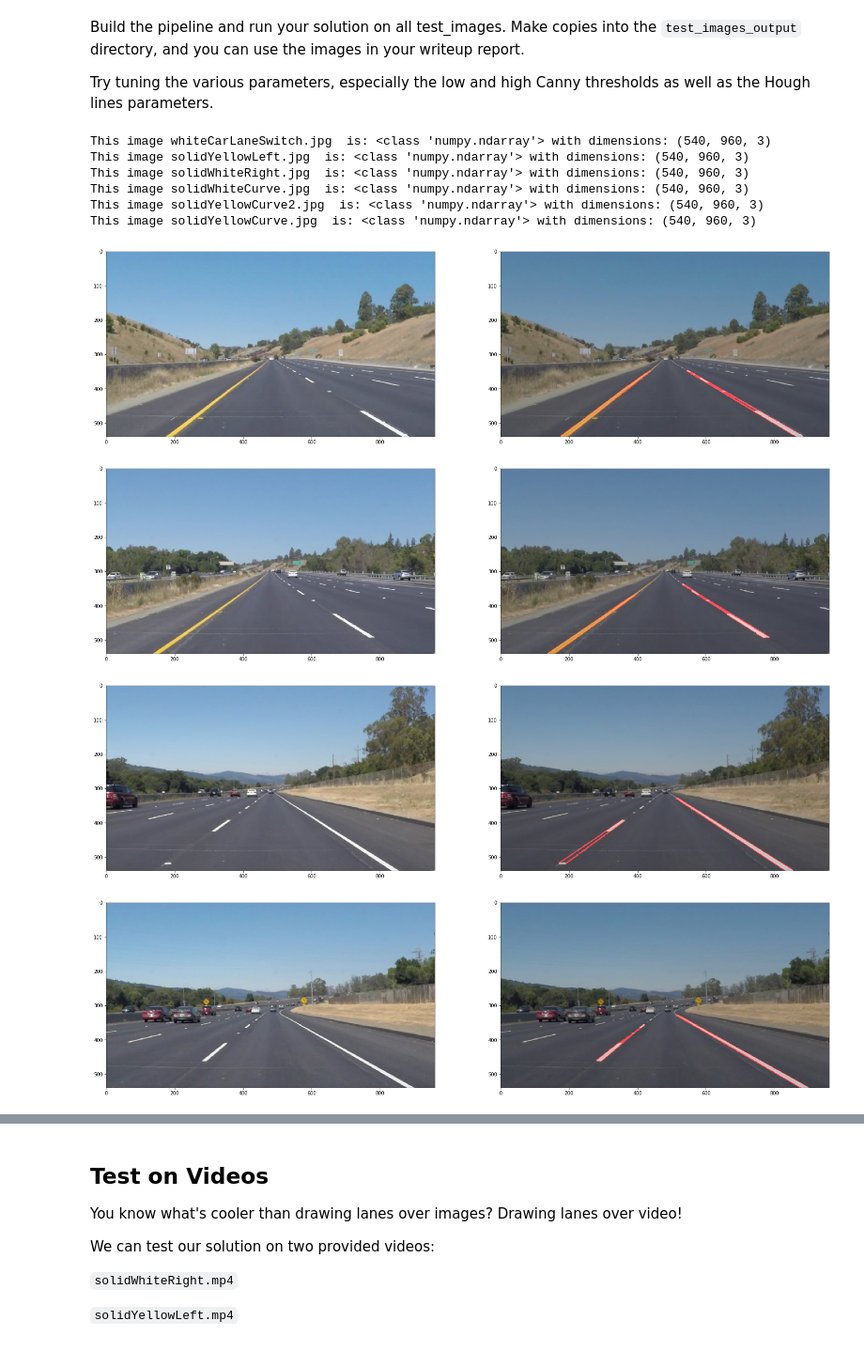
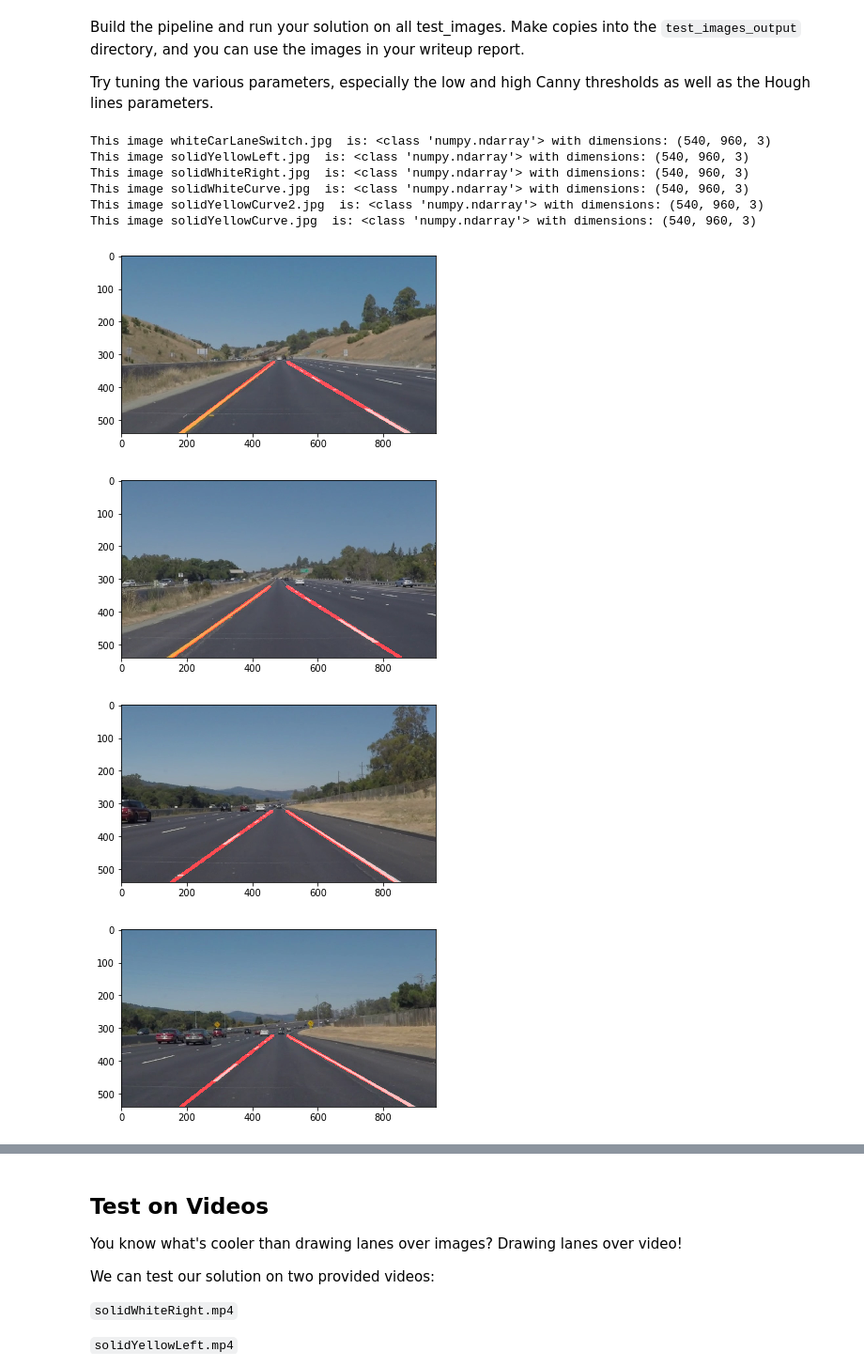
Before and after one commit to yuberyu/udacity-SDCND-term1-p1, a Jupyter notebook: P1.ipynb, the cells around one changed output, grey strips where cells are left out. Shown at 94% size. Saved outputs shown, nothing was run; the diff lists cells and outputs as text; code cells hidden in the pictures.

```diff
--- a/P1.ipynb
+++ b/P1.ipynb
@@ -142,6 +142,12 @@ def draw_lines(img, lines, color=[255, 0, 0], thickness=2):
     If you want to make the lines semi-transparent, think about combining
     this function with the weighted_img() function below
     """
+#     The origin line here
+#     for line in lines:
+#         for x1,y1,x2,y2 in line:
+#             cv2.line(img, (x1, y1), (x2, y2), color, thickness)
+# -- END OF ORIGIN LINES --
+
     lines_r = []
     lines_l = []
     for line in lines:
@@ -154,13 +160,11 @@ def draw_lines(img, lines, color=[255, 0, 0], thickness=2):
                     lines_l.append(line)
                 else:
                     lines_r.append(line)
-                cv2.line(img, (x1, y1), (x2, y2), color, thickness)
     if len(lines_l) > 0:
         x = []
         y = []
         for line in lines_l:
             for x1,y1,x2,y2 in line:
-                cv2.line(img, (x1, y1), (x2, y2), color, thickness)
                 x.append(x1)
                 x.append(x2)
                 y.append(y1)
@@ -171,14 +175,13 @@ def draw_lines(img, lines, color=[255, 0, 0], thickness=2):
         x1 = np.round(p(y1)).astype(np.int32)
         y2 = np.round(img.shape[0]*0.6).astype(np.int32)
         x2 = np.round(p(y2)).astype(np.int32)
-        cv2.line(img, (x1, y1), (x2, y2), [0, 255, 0], thickness)
+        cv2.line(img, (x1, y1), (x2, y2), color, thickness)
 
     if len(lines_r) > 0:
         x = []
         y = []
         for line in lines_r:
             for x1,y1,x2,y2 in line:
-                cv2.line(img, (x1, y1), (x2, y2), color, thickness)
                 x.append(x1)
                 x.append(x2)
                 y.append(y1)
@@ -189,7 +192,7 @@ def draw_lines(img, lines, color=[255, 0, 0], thickness=2):
         x1 = np.round(p(y1)).astype(np.int32)
         y2 = np.round(img.shape[0]*0.6).astype(np.int32)
         x2 = np.round(p(y2)).astype(np.int32)
-        cv2.line(img, (x1, y1), (x2, y2), [0, 255, 0], thickness)
+        cv2.line(img, (x1, y1), (x2, y2), color, thickness)
 
 def hough_lines(img, rho, theta, threshold, min_line_len, max_line_gap):
     """
@@ -199,7 +202,9 @@ def hough_lines(img, rho, theta, threshold, min_line_len, max_line_gap):
     """
     lines = cv2.HoughLinesP(img, rho, theta, threshold, np.array([]), minLineLength=min_line_len, maxLineGap=max_line_gap)
     line_img = np.zeros((img.shape[0], img.shape[1], 3), dtype=np.uint8)
-    draw_lines(line_img, lines)
+#     for task requirement draw a thick solid line on one lane
+#     draw_lines(line_img, lines)
+    draw_lines(line_img, lines, thickness=10)
     return line_img
 
 # Python 3 has support for cool math symbols.
@@ -244,50 +249,47 @@ Try tuning the various parameters, especially the low and high Canny thresholds
 
 def find_lane_line(img):
     img_notexture = cv2.bilateralFilter(img, 9, 75, 75)
-#     img_median = cv2.medianBlur(img_notexture, 7)
     img_gray = grayscale(img_notexture)
-#     img_gray = grayscale(img)
-
     img_blur = gaussian_blur(img_gray, 5)
     img_canny = canny(img_blur, 120, 250)
-#     img_canny = canny(img_gray, 100, 250)
 
     imshape = img.shape
     vertices = np.array([[(0 ,imshape[0]),(imshape[1]/2-imshape[1]/20, imshape[0]*0.65), (imshape[1]/2+imshape[1]/20, imshape[0]*0.6), (imshape[1], imshape[0])]], dtype=np.int32)
-#     vertices = np.array([[(0 ,imshape[0]),(imshape[1]/2, imshape[0]*0.6), (imshape[1], imshape[0])]], dtype=np.int32)
     img_mask = region_of_interest(img_canny, vertices)
 
-#     hough_lines(img, rho, theta, threshold, min_line_len, max_line_gap)
+
     img_hough = hough_lines(img_mask, 1, np.pi/180, 15, 5, 150)
     return weighted_img(img_hough, img, α=0.8, β=1., γ=0.)
 #     return img_hough
 
 #First of all, read all test images and show.
 testImgNames = os.listdir("test_images/")
 imgs = []
 imgs_processed = []
 for name in testImgNames:
     #reading in an image
     image = mpimg.imread('test_images/' + name)
     #printing out some stats and plotting
     print('This image', name, ' is:', type(image), 'with dimensions:', image.shape)
     imgs.append(image.copy())
-    imgs_processed.append(find_lane_line(image.copy()))
+    img_output = find_lane_line(image.copy())
+    imgs_processed.append(img_output)
 for i in range(len(imgs)):
-    plt.figure(figsize = (27, 48))
-#     plt.figure()
-    plt.subplot(1, 2, 1)
-    plt.imshow(imgs[i], cmap='gray')
-    plt.subplot(1, 2, 2)
+#     plt.figure(figsize = (13.5, 24))
+    plt.figure()
+#     plt.subplot(1, 2, 1)
+#     plt.imshow(imgs[i], cmap='gray')
+#     plt.subplot(1, 2, 2)
     plt.imshow(imgs_processed[i], cmap='gray')
+#     plt.savefig('test_images_output/' + testImgNames[i] + 'hough01.jpg')
 # %% [output]
 This image whiteCarLaneSwitch.jpg  is: <class 'numpy.ndarray'> with dimensions: (540, 960, 3)
 This image solidYellowLeft.jpg  is: <class 'numpy.ndarray'> with dimensions: (540, 960, 3)
 This image solidWhiteRight.jpg  is: <class 'numpy.ndarray'> with dimensions: (540, 960, 3)
 This image solidWhiteCurve.jpg  is: <class 'numpy.ndarray'> with dimensions: (540, 960, 3)
 This image solidYellowCurve2.jpg  is: <class 'numpy.ndarray'> with dimensions: (540, 960, 3)
 This image solidYellowCurve.jpg  is: <class 'numpy.ndarray'> with dimensions: (540, 960, 3)
-[figure, old version]
+[figure, new version]
-[figure, old version]
+[figure, new version]
-[figure, old version]
+[figure, new version]
-[figure, old version]
+[figure, new version]
```
Also changed, not shown: parts of 4 cells of this notebook, 1 other file.
